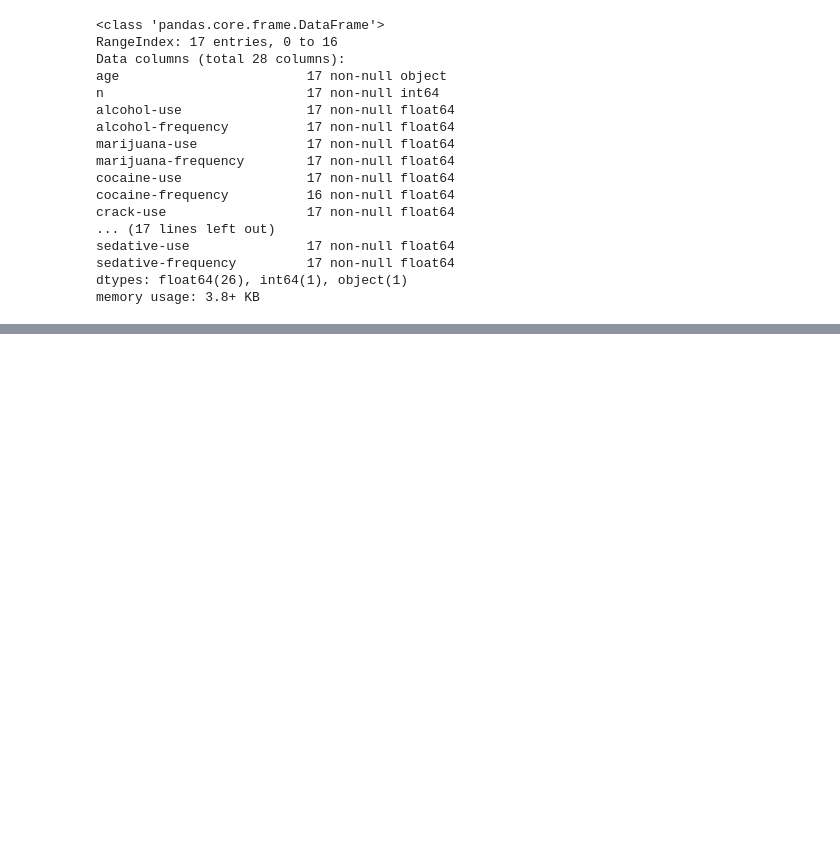
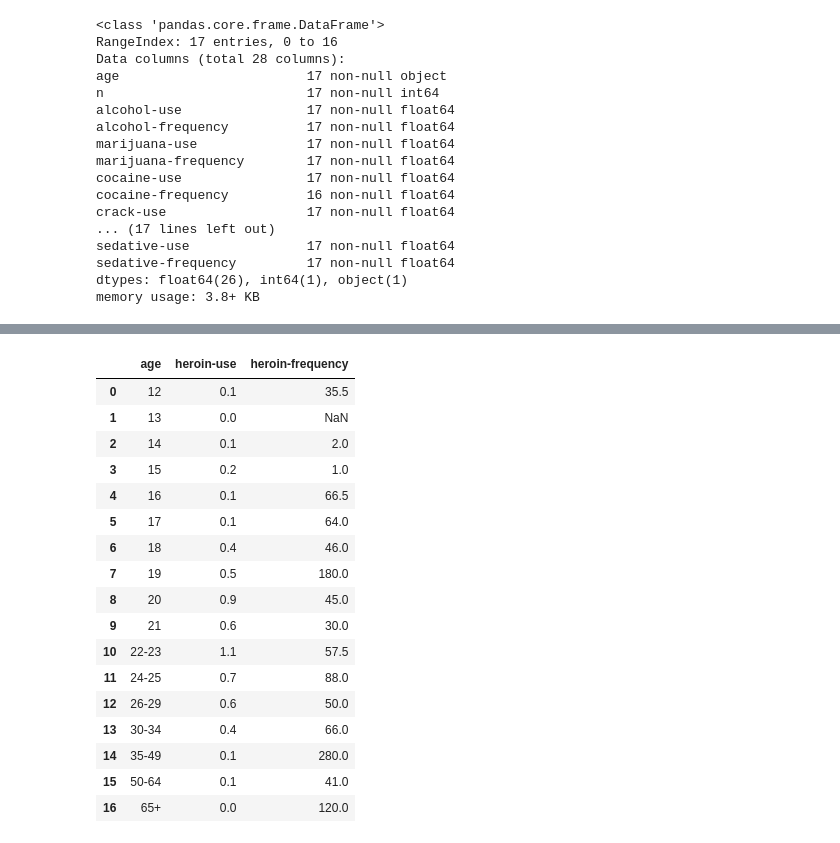
Before and after one commit to RaraAvisPZJT/tipn_zad, a Jupyter notebook: drugs/pandas.ipynb, the cells around one changed output, grey strips where cells are left out. Cells and saved outputs as stored; diff of their text form; code cells hidden in the pictures; blank space fills up the shorter version.

```diff
--- a/drugs/pandas.ipynb
+++ b/drugs/pandas.ipynb
@@ -67,0 +152,21 @@ memory usage: 3.8+ KB
+# %%
+narko[["age", 'heroin-use', 'heroin-frequency']]
+# %% [output]
+|  | age | heroin-use | heroin-frequency |
+| 0 | 12 | 0.1 | 35.5 |
+| 1 | 13 | 0.0 | NaN |
+| 2 | 14 | 0.1 | 2.0 |
+| 3 | 15 | 0.2 | 1.0 |
+| 4 | 16 | 0.1 | 66.5 |
+| 5 | 17 | 0.1 | 64.0 |
+| 6 | 18 | 0.4 | 46.0 |
+| 7 | 19 | 0.5 | 180.0 |
+| 8 | 20 | 0.9 | 45.0 |
+| 9 | 21 | 0.6 | 30.0 |
+| 10 | 22-23 | 1.1 | 57.5 |
+| 11 | 24-25 | 0.7 | 88.0 |
+| 12 | 26-29 | 0.6 | 50.0 |
+| 13 | 30-34 | 0.4 | 66.0 |
+| 14 | 35-49 | 0.1 | 280.0 |
+| 15 | 50-64 | 0.1 | 41.0 |
+| 16 | 65+ | 0.0 | 120.0 |
```
Also changed, not shown: parts of 28 cells of this notebook.
